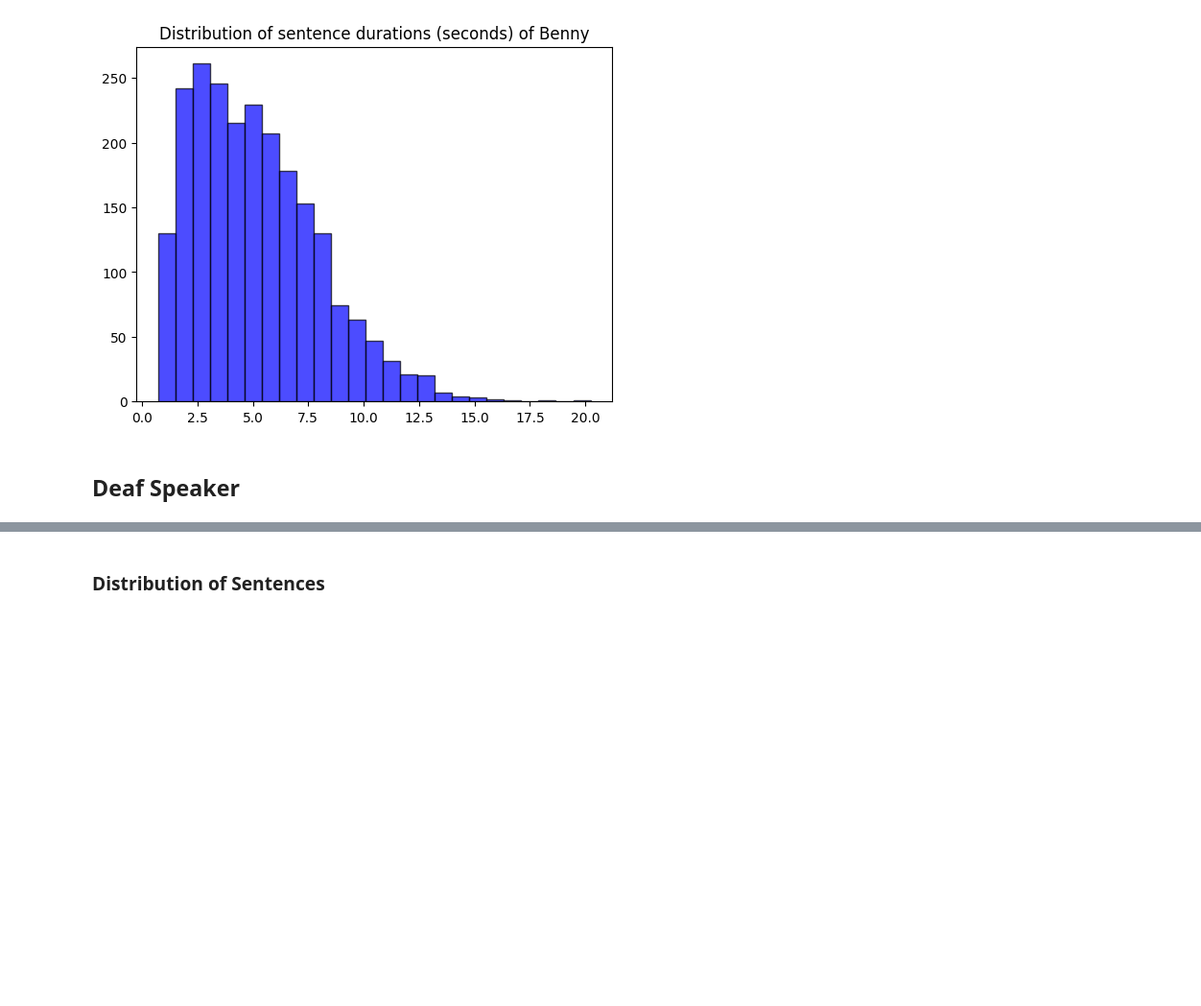
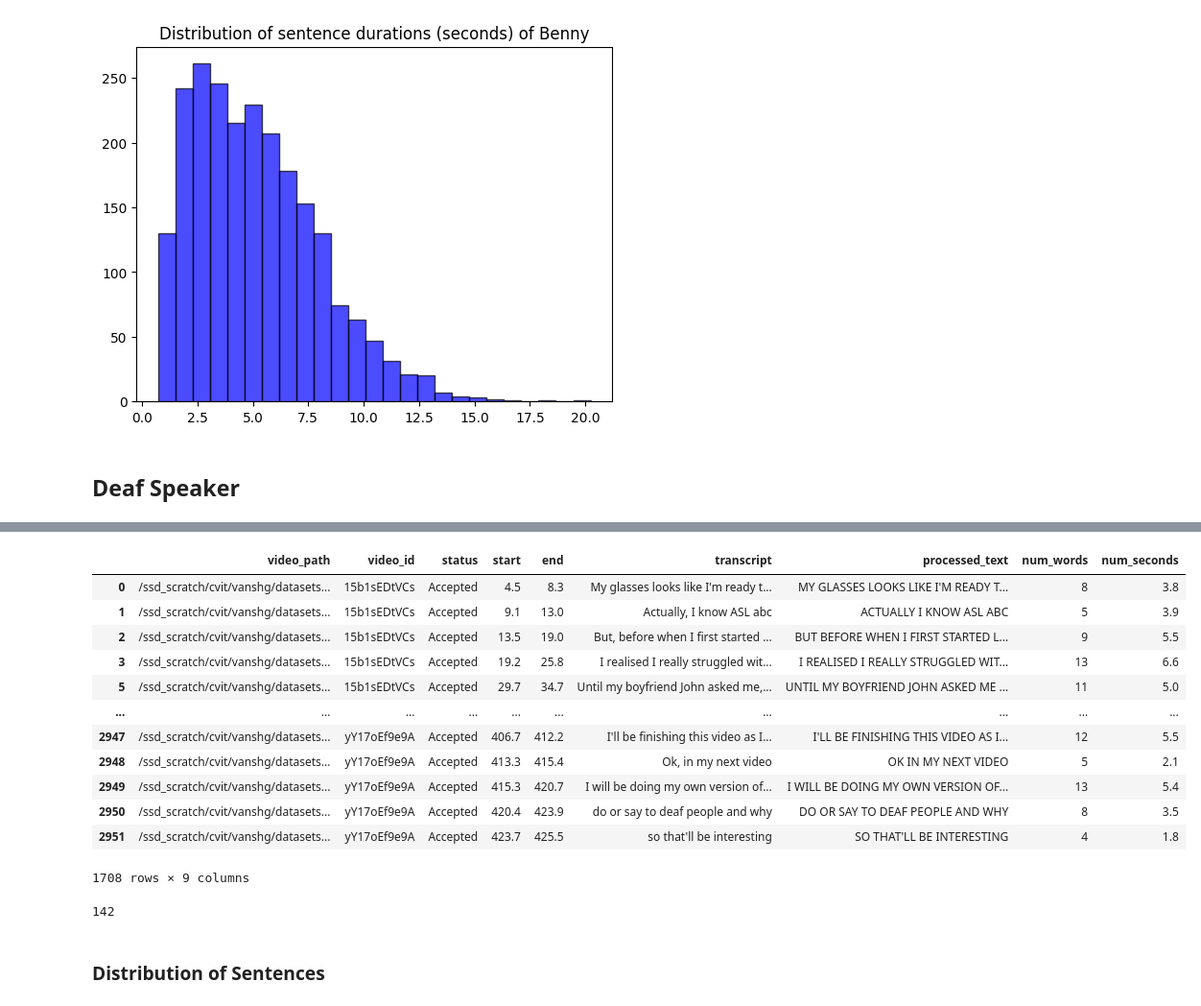
Before and after one commit to vanshg1729/auto_avsr, a Jupyter notebook: analysis/analyse_deaf.ipynb, the cells around one changed output, grey strips where cells are left out. Shown at 96% size. Drawn from its saved outputs; the diff is of its cells as text; code cells hidden in the pictures; blank space fills up the shorter version.

```diff
--- a/analysis/analyse_deaf.ipynb
+++ b/analysis/analyse_deaf.ipynb
@@ -242,3 +245,27 @@ clip_files = ['/ssd_scratch/cvit/vanshg/datasets/deaf-youtube/realdeafdreamer/se
+# %%
+speaker_df = speaker_df[speaker_df['status'] == 'Accepted']
+speaker_df
+# %% [output]
+|  | video_path | video_id | status | start | end | transcript | processed_text | num_words | num_seconds |
+| 0 | /ssd_scratch/cvit/vanshg/datasets... | 15b1sEDtVCs | Accepted | 4.5 | 8.3 | My glasses looks like I'm ready t... | MY GLASSES LOOKS LIKE I'M READY T... | 8 | 3.8 |
+| 1 | /ssd_scratch/cvit/vanshg/datasets... | 15b1sEDtVCs | Accepted | 9.1 | 13.0 | Actually, I know ASL abc | ACTUALLY I KNOW ASL ABC | 5 | 3.9 |
+| 2 | /ssd_scratch/cvit/vanshg/datasets... | 15b1sEDtVCs | Accepted | 13.5 | 19.0 | But, before when I first started ... | BUT BEFORE WHEN I FIRST STARTED L... | 9 | 5.5 |
+| 3 | /ssd_scratch/cvit/vanshg/datasets... | 15b1sEDtVCs | Accepted | 19.2 | 25.8 | I realised I really struggled wit... | I REALISED I REALLY STRUGGLED WIT... | 13 | 6.6 |
+| 5 | /ssd_scratch/cvit/vanshg/datasets... | 15b1sEDtVCs | Accepted | 29.7 | 34.7 | Until my boyfriend John asked me,... | UNTIL MY BOYFRIEND JOHN ASKED ME ... | 11 | 5.0 |
+| ... | ... | ... | ... | ... | ... | ... | ... | ... | ... |
+| 2947 | /ssd_scratch/cvit/vanshg/datasets... | yY17oEf9e9A | Accepted | 406.7 | 412.2 | I'll be finishing this video as I... | I'LL BE FINISHING THIS VIDEO AS I... | 12 | 5.5 |
+| 2948 | /ssd_scratch/cvit/vanshg/datasets... | yY17oEf9e9A | Accepted | 413.3 | 415.4 | Ok, in my next video | OK IN MY NEXT VIDEO | 5 | 2.1 |
+| 2949 | /ssd_scratch/cvit/vanshg/datasets... | yY17oEf9e9A | Accepted | 415.3 | 420.7 | I will be doing my own version of... | I WILL BE DOING MY OWN VERSION OF... | 13 | 5.4 |
+| 2950 | /ssd_scratch/cvit/vanshg/datasets... | yY17oEf9e9A | Accepted | 420.4 | 423.9 | do or say to deaf people and why | DO OR SAY TO DEAF PEOPLE AND WHY | 8 | 3.5 |
+| 2951 | /ssd_scratch/cvit/vanshg/datasets... | yY17oEf9e9A | Accepted | 423.7 | 425.5 | so that'll be interesting | SO THAT'LL BE INTERESTING | 4 | 1.8 |
+1708 rows × 9 columns
+# %%
+# speaker_df[speaker_df['num_words'] == 1]
+temp_df = speaker_df[speaker_df['processed_text'].str.contains('LL', case=False, na=False)]
+texts = list(temp_df['processed_text'])
+print(len(texts))
+# %% [output]
+142
 # %% [markdown]
 ### Distribution of Sentences
 # %%
```
Also changed, not shown: parts of 14 cells of this notebook, 21 other files.
